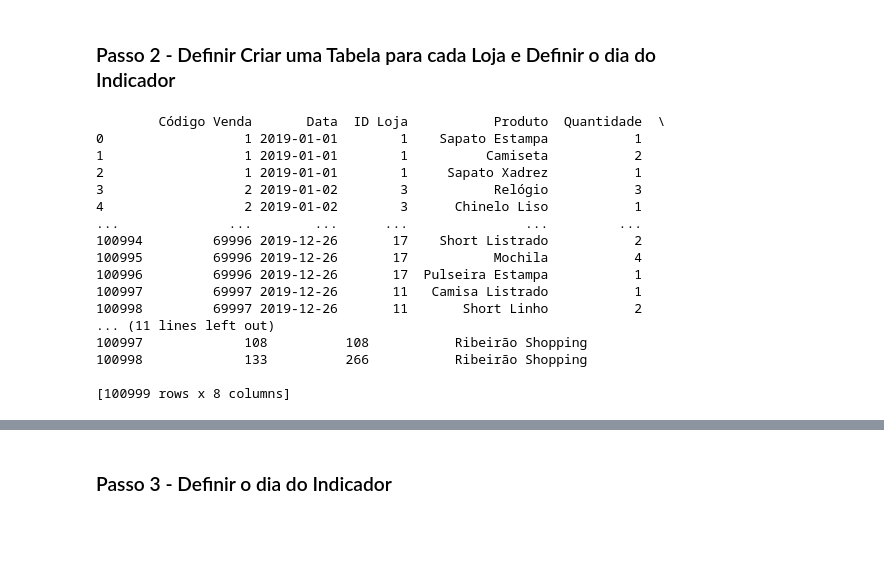
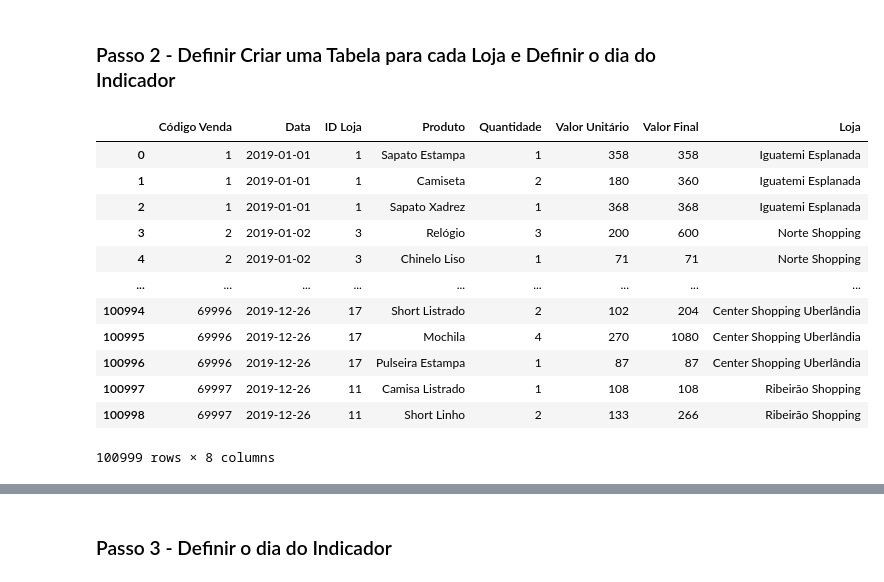
Before and after one commit to deboramargaretesantos/Projeto-AutomacaoIndicadores, a Jupyter notebook: Automacao de Processo.ipynb, the cells around one changed output, grey strips where cells are left out. Saved outputs shown, nothing was run; the diff lists cells and outputs as text; code cells hidden in the pictures; blank space fills up the shorter version.

```diff
--- a/Automacao de Processo.ipynb
+++ b/Automacao de Processo.ipynb
@@ -33,26 +63,22 @@ print(vendas)
 # %%
 #incluir nome das lojas em vendas
 
 vendas = vendas.merge(lojas, on = 'ID Loja')
-print(vendas)
+display(vendas)
 # %% [output]
+|  | Código Venda | Data | ID Loja | Produto | Quantidade | Valor Unitário | Valor Final | Loja |
+| 0 | 1 | 2019-01-01 | 1 | Sapato Estampa | 1 | 358 | 358 | Iguatemi Esplanada |
+| 1 | 1 | 2019-01-01 | 1 | Camiseta | 2 | 180 | 360 | Iguatemi Esplanada |
+| 2 | 1 | 2019-01-01 | 1 | Sapato Xadrez | 1 | 368 | 368 | Iguatemi Esplanada |
+| 3 | 2 | 2019-01-02 | 3 | Relógio | 3 | 200 | 600 | Norte Shopping |
+| 4 | 2 | 2019-01-02 | 3 | Chinelo Liso | 1 | 71 | 71 | Norte Shopping |
+| ... | ... | ... | ... | ... | ... | ... | ... | ... |
+| 100994 | 69996 | 2019-12-26 | 17 | Short Listrado | 2 | 102 | 204 | Center Shopping Uberlândia |
+| 100995 | 69996 | 2019-12-26 | 17 | Mochila | 4 | 270 | 1080 | Center Shopping Uberlândia |
+| 100996 | 69996 | 2019-12-26 | 17 | Pulseira Estampa | 1 | 87 | 87 | Center Shopping Uberlândia |
+| 100997 | 69997 | 2019-12-26 | 11 | Camisa Listrado | 1 | 108 | 108 | Ribeirão Shopping |
+| 100998 | 69997 | 2019-12-26 | 11 | Short Linho | 2 | 133 | 266 | Ribeirão Shopping |
-        Código Venda       Data  ID Loja           Produto  Quantidade  \
-0                  1 2019-01-01        1    Sapato Estampa           1
-1                  1 2019-01-01        1          Camiseta           2
-2                  1 2019-01-01        1     Sapato Xadrez           1
-3                  2 2019-01-02        3           Relógio           3
-4                  2 2019-01-02        3      Chinelo Liso           1
-...              ...        ...      ...               ...         ...
-100994         69996 2019-12-26       17    Short Listrado           2
-100995         69996 2019-12-26       17           Mochila           4
-100996         69996 2019-12-26       17  Pulseira Estampa           1
-100997         69997 2019-12-26       11   Camisa Listrado           1
-100998         69997 2019-12-26       11       Short Linho           2
-... (11 lines left out)
-100997             108          108           Ribeirão Shopping
-100998             133          266           Ribeirão Shopping
-
-[100999 rows x 8 columns]
+100999 rows × 8 columns
 # %%
 dicionario_lojas = {}
 for loja in lojas['Loja']:
```
Also changed, not shown: parts of 3 cells of this notebook.
